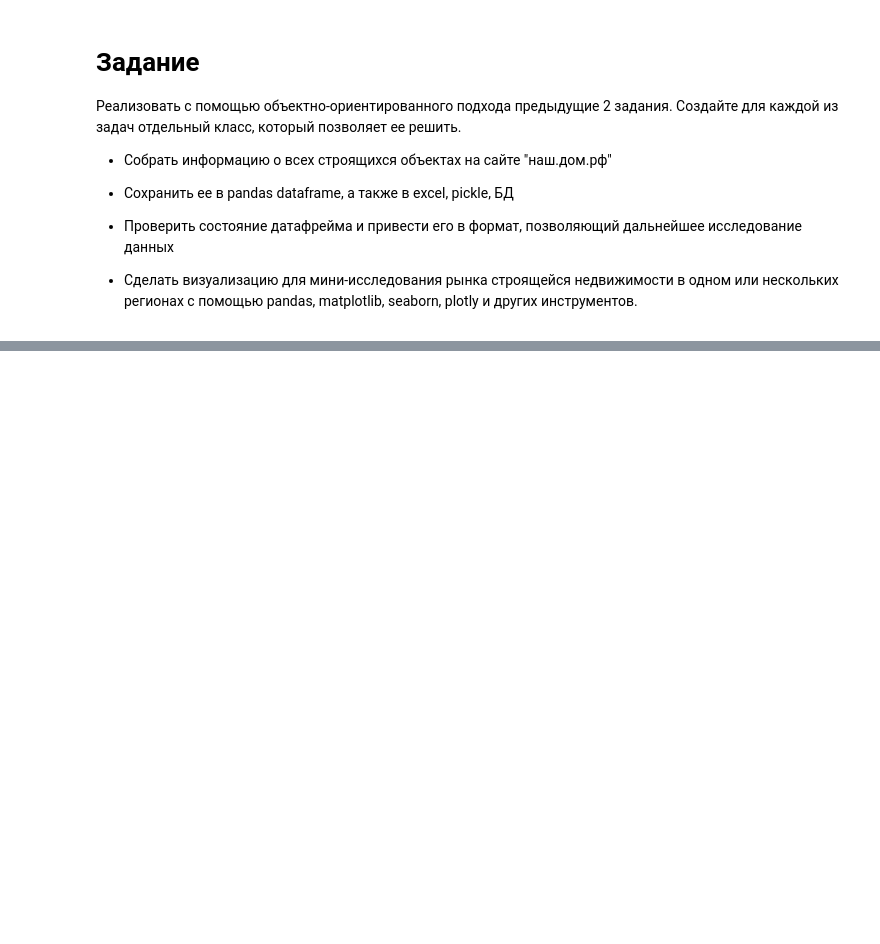
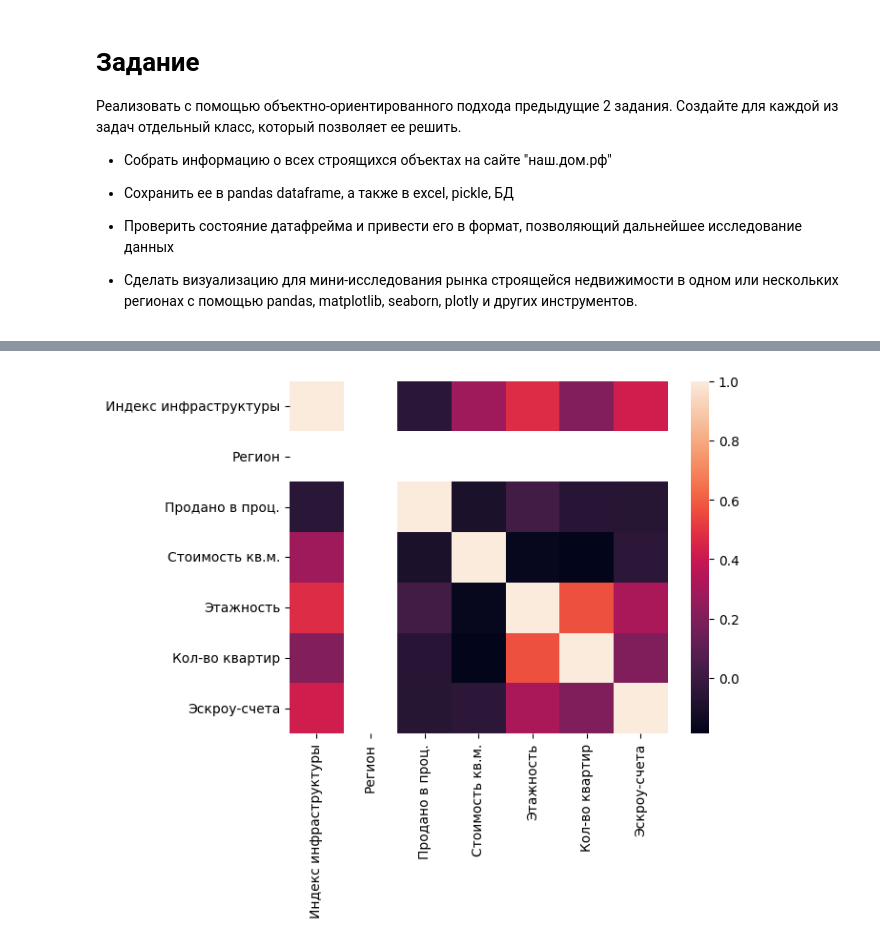
Before and after one commit to omutninsk/python-first-part, a Jupyter notebook: notebooks/hometasks/Task3_dmrf_OOP.ipynb, the cells around one changed output, grey strips where cells are left out. Saved outputs shown, nothing was run; the diff lists cells and outputs as text; code cells hidden in the pictures; blank space fills up the shorter version.

```diff
--- a/notebooks/hometasks/Task3_dmrf_OOP.ipynb
+++ b/notebooks/hometasks/Task3_dmrf_OOP.ipynb
@@ -109,0 +157,4 @@ class Visualizer:
+# %%
+visualiser.make_heatmap(region=77)
+# %% [output]
+[figure, added]
```
Also changed, not shown: parts of 27 cells of this notebook, 1 other file.
